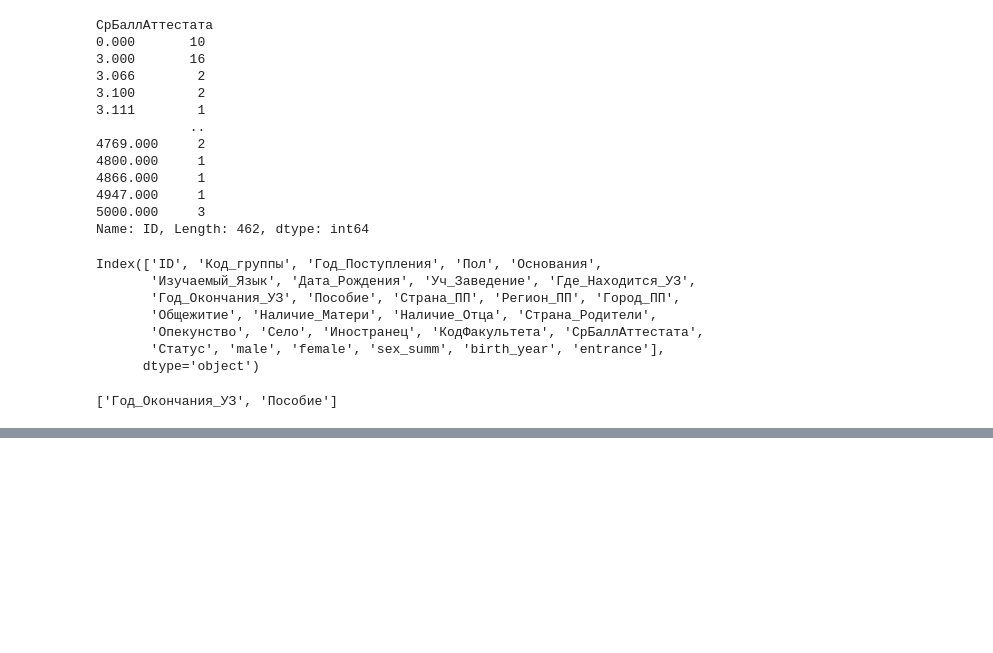
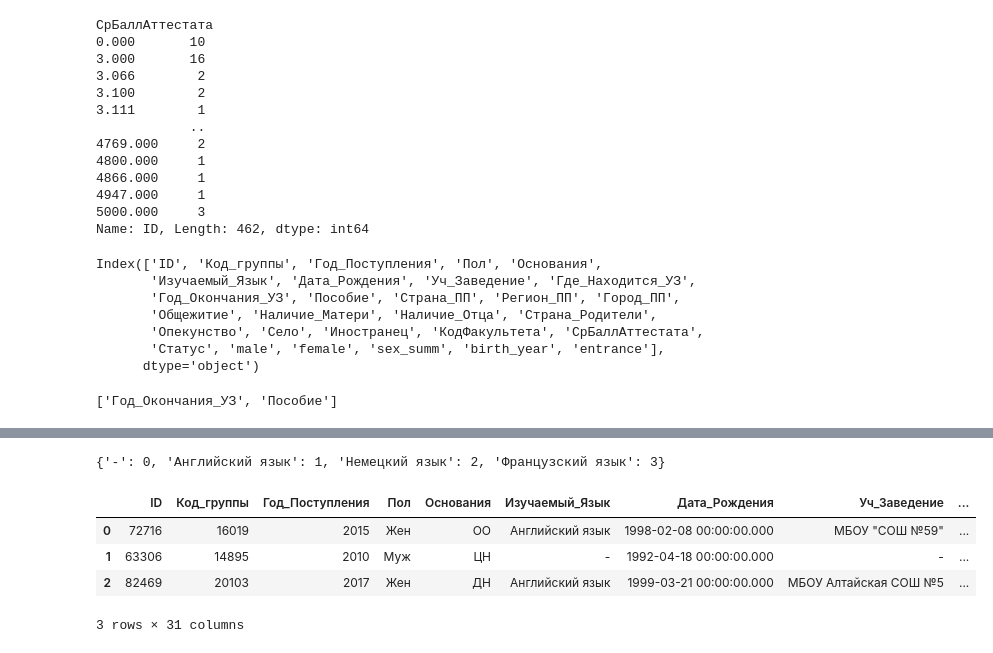
Before and after one commit to RomanZorkin/digital_match_altay, a Jupyter notebook: notebooks/test.ipynb, the cells around one changed output, grey strips where cells are left out. Cells and saved outputs as stored; diff of their text form; code cells hidden in the pictures; blank space fills up the shorter version.

```diff
--- a/notebooks/test.ipynb
+++ b/notebooks/test.ipynb
@@ -345,0 +393,5 @@ clean_frame.columns[clean_frame.isna().any()].tolist()
+# %%
+def get_code(x):
+    return basis_dict[x]
+input_train['basis'] = input_train['Основания'].apply(get_code)
+input_train.head(3)
@@ -345,0 +437,20 @@ clean_frame.columns[clean_frame.isna().any()].tolist()
+# %%
+basis_frame = clean_frame.groupby('Изучаемый_Язык')['ID'].count()
+basis_list = basis_frame.index.to_list()
+basis_dict = {}
+for num, name in enumerate(basis_list):
+    basis_dict[name] = num
+basis_dict
+# %% [output]
+{'-': 0, 'Английский язык': 1, 'Немецкий язык': 2, 'Французский язык': 3}
+# %%
+def get_code(x):
+    return basis_dict[x]
+clean_frame['language'] = clean_frame['Изучаемый_Язык'].apply(get_code)
+clean_frame.head(3)
+# %% [output]
+|  | ID | Код_группы | Год_Поступления | Пол | Основания | Изучаемый_Язык | Дата_Рождения | Уч_Заведение | ... |
+| 0 | 72716 | 16019 | 2015 | Жен | ОО | Английский язык | 1998-02-08 00:00:00.000 | МБОУ "СОШ №59" | ... |
+| 1 | 63306 | 14895 | 2010 | Муж | ЦН | - | 1992-04-18 00:00:00.000 | - | ... |
+| 2 | 82469 | 20103 | 2017 | Жен | ДН | Английский язык | 1999-03-21 00:00:00.000 | МБОУ Алтайская СОШ №5 | ... |
+3 rows × 31 columns
```
Also changed, not shown: parts of 14 cells of this notebook.
